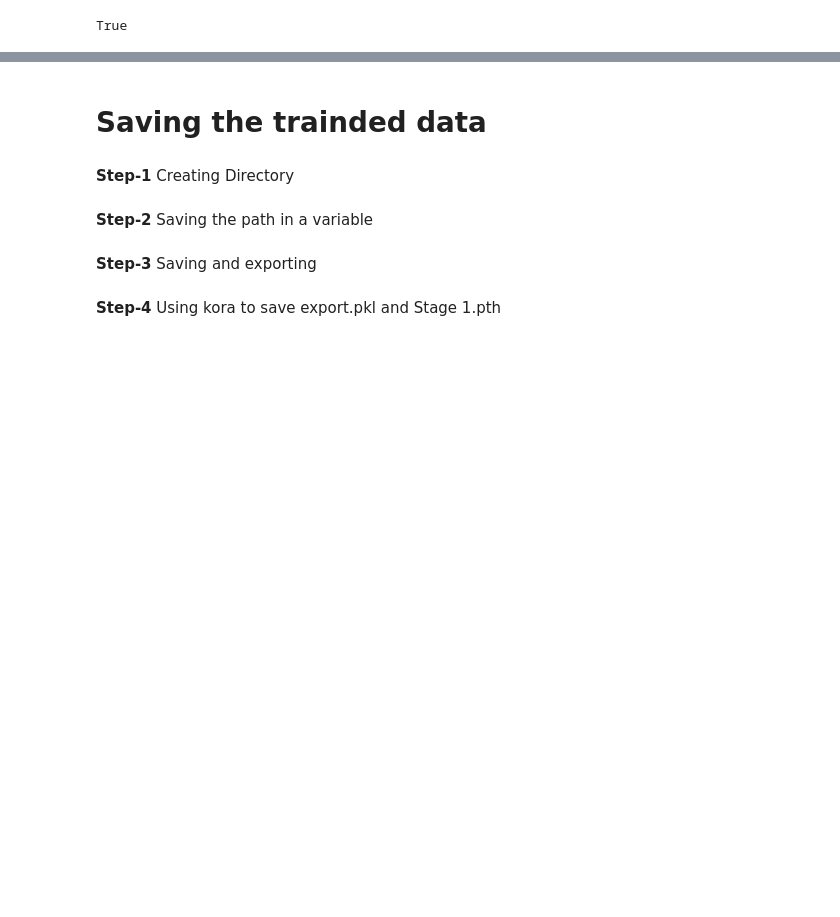
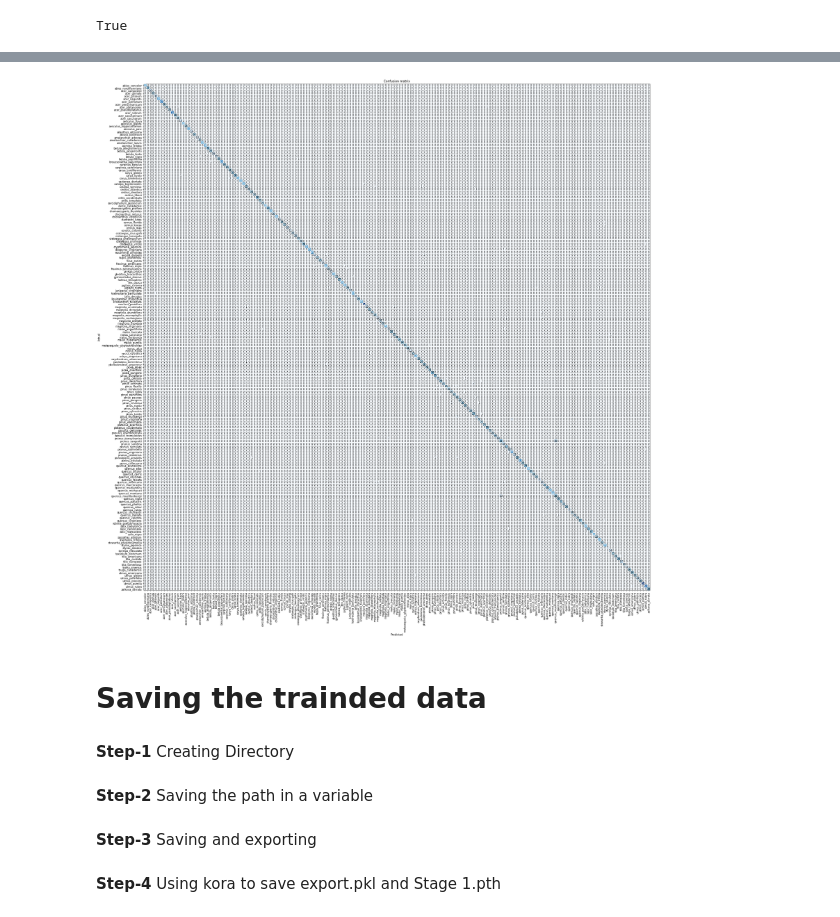
Before and after one commit to JessicaMishra/Geeksman_AISquad_Project1_Jessica, a Jupyter notebook: training.ipynb, the cells around one changed output, grey strips where cells are left out. Saved outputs shown, nothing was run; the diff lists cells and outputs as text; code cells hidden in the pictures; blank space fills up the shorter version.

```diff
--- a/training.ipynb
+++ b/training.ipynb
@@ -126,3 +162,7 @@ interp.plot_top_losses(4, figsize=(15,11))
+# %%
+interp.plot_confusion_matrix(figsize=(30,30), dpi=60)
+# %% [output]
+[figure, added]
 # %% [markdown]
 # **Saving the trainded data**
 # %% [markdown]
```
Also changed, not shown: parts of 10 cells of this notebook.
